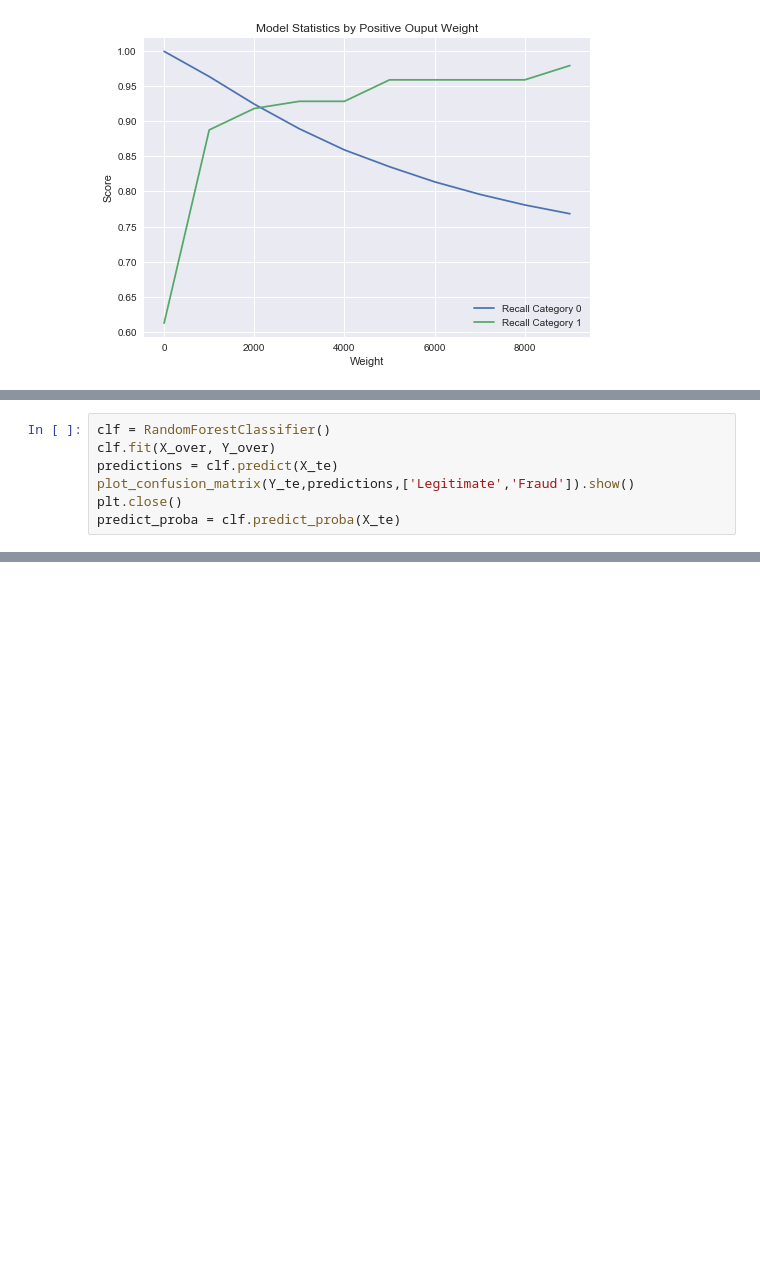
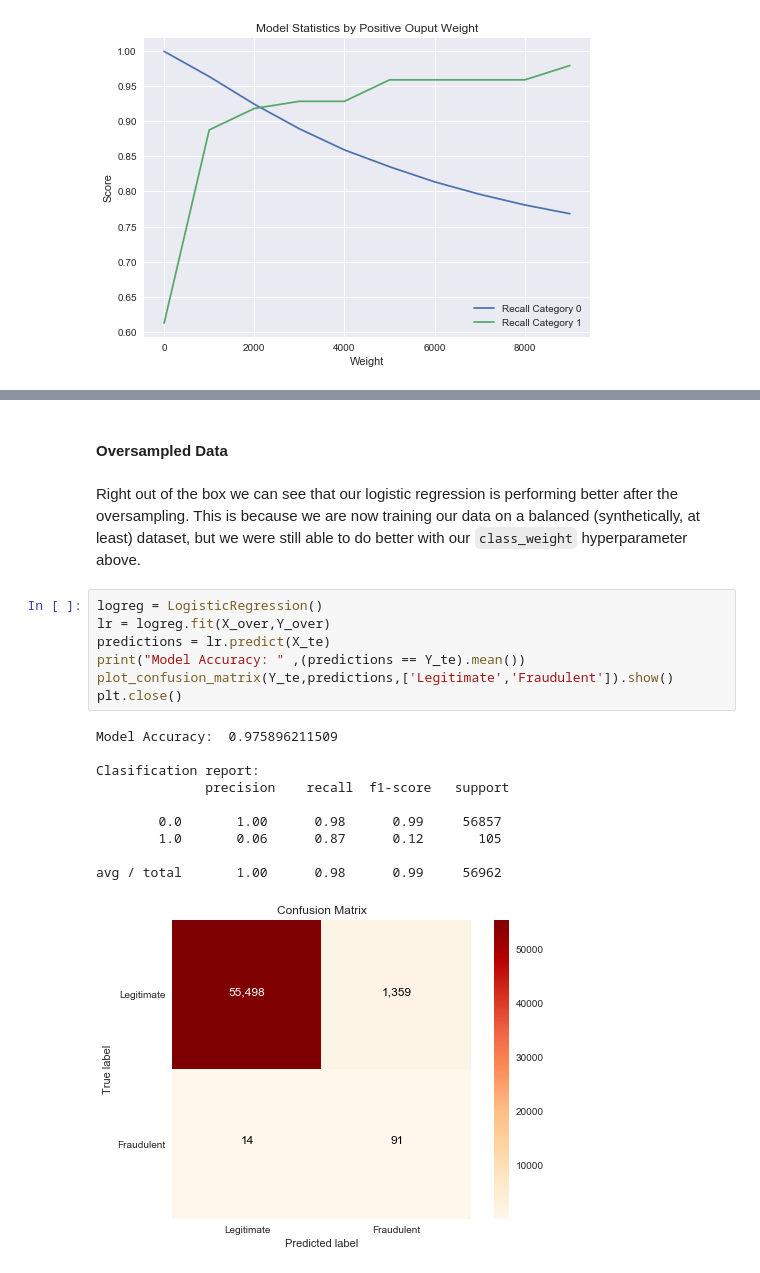
Before and after one commit to racanellij/word_embeddings, a Jupyter notebook: credit_card_fraud.ipynb, the cells around one changed output, grey strips where cells are left out. Saved outputs shown, nothing was run; the diff lists cells and outputs as text; blank space fills up the shorter version.

```diff
--- a/credit_card_fraud.ipynb
+++ b/credit_card_fraud.ipynb
@@ -352,7 +230,0 @@ X_over, Y_over = sm.fit_sample(X_tr, Y_tr)
-# %%
-clf = RandomForestClassifier()
-clf.fit(X_over, Y_over)
-predictions = clf.predict(X_te)
-plot_confusion_matrix(Y_te,predictions,['Legitimate','Fraud']).show()
-plt.close()
-predict_proba = clf.predict_proba(X_te)
@@ -696,0 +261,22 @@ avg / total       1.00      1.00      1.00     56962
+# %% [markdown]
+#### Oversampled Data
+# %% [markdown]
+Right out of the box we can see that our logistic regression is performing better after the oversampling. This is because we are now training our data on a balanced (synthetically, at least) dataset, but we were still able to do better with our `class_weight` hyperparameter above.
+# %%
+logreg = LogisticRegression()
+lr = logreg.fit(X_over,Y_over)
+predictions = lr.predict(X_te)
+print("Model Accuracy: " ,(predictions == Y_te).mean())
+plot_confusion_matrix(Y_te,predictions,['Legitimate','Fraudulent']).show()
+plt.close()
+# %% [output]
+Model Accuracy:  0.975896211509
+
+Clasification report:
+              precision    recall  f1-score   support
+
+        0.0       1.00      0.98      0.99     56857
+        1.0       0.06      0.87      0.12       105
+
+avg / total       1.00      0.98      0.99     56962
+[figure, added]
```
Also changed, not shown: parts of 84 cells of this notebook, 1 other file.
